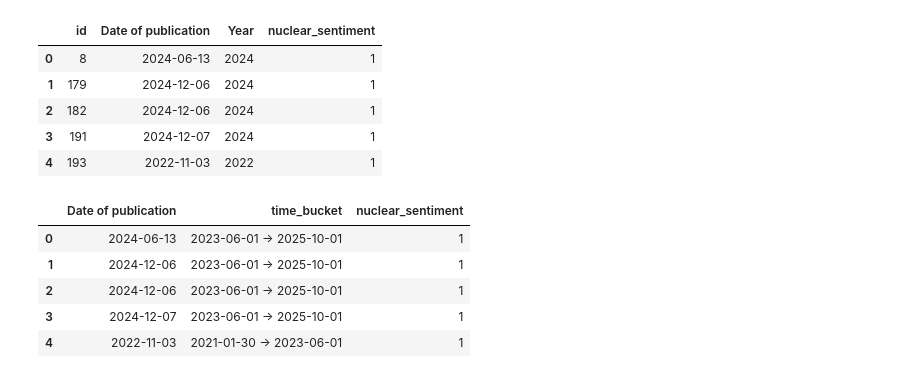
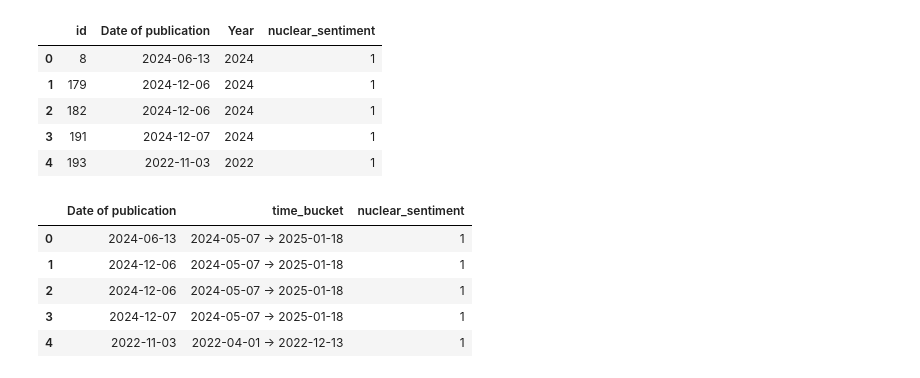
Before and after one commit to NoHaxRelax/videnskabsteori, a Jupyter notebook: assignment-E/data_analysis/sentiment_proportions_over_time.ipynb, the cells around one changed output. Cells and saved outputs as stored; diff of their text form; code cells hidden in the pictures.

```diff
--- a/assignment-E/data_analysis/sentiment_proportions_over_time.ipynb
+++ b/assignment-E/data_analysis/sentiment_proportions_over_time.ipynb
@@ -59,42 +75,51 @@ merged[["id", "Date of publication", "Year", "nuclear_sentiment"]].head()
 | 3 | 191 | 2024-12-07 | 2024 | 1 |
 | 4 | 193 | 2022-11-03 | 2022 | 1 |
 # %%
-# Create equal-width time buckets based on the min/max date
+# Create equal-width time buckets (fixed start date)
 if num_bins < 1:
     raise ValueError("num_bins must be >= 1")
 
-start = merged["Date of publication"].min()
+# Fixed start for comparability across runs
+start = pd.Timestamp("2018-10-01")
 end = merged["Date of publication"].max()
 
 # pd.cut needs bin edges; convert to int64 nanoseconds for stable binning
 x = merged["Date of publication"].view("int64")
 
-edges = np.linspace(x.min(), x.max(), num_bins + 1)
+start_ns = start.value
+end_ns = end.value
+
+# If end is earlier than the fixed start, fall back to min/max in data
+if end_ns <= start_ns:
+    start_ns = int(x.min())
+    end_ns = int(x.max())
+
+edges = np.linspace(start_ns, end_ns, num_bins + 1)
 # Make sure edges are strictly increasing (rare corner case if all dates equal)
 if np.all(edges == edges[0]):
     edges = np.array([edges[0] - 1, edges[0] + 1], dtype=np.int64)
 
 labels = []
 for i in range(len(edges) - 1):
     a = pd.to_datetime(int(edges[i]))
     b = pd.to_datetime(int(edges[i + 1]))
     labels.append(f"{a.date()} → {b.date()}")
 
 merged["time_bucket"] = pd.cut(
     x,
     bins=edges,
     include_lowest=True,
     labels=labels,
 )
 
 merged[["Date of publication", "time_bucket", "nuclear_sentiment"]].head()
 # %% [output]
 |  | Date of publication | time_bucket | nuclear_sentiment |
-| 0 | 2024-06-13 | 2023-06-01 → 2025-10-01 | 1 |
-| 1 | 2024-12-06 | 2023-06-01 → 2025-10-01 | 1 |
-| 2 | 2024-12-06 | 2023-06-01 → 2025-10-01 | 1 |
-| 3 | 2024-12-07 | 2023-06-01 → 2025-10-01 | 1 |
-| 4 | 2022-11-03 | 2021-01-30 → 2023-06-01 | 1 |
+| 0 | 2024-06-13 | 2024-05-07 → 2025-01-18 | 1 |
+| 1 | 2024-12-06 | 2024-05-07 → 2025-01-18 | 1 |
+| 2 | 2024-12-06 | 2024-05-07 → 2025-01-18 | 1 |
+| 3 | 2024-12-07 | 2024-05-07 → 2025-01-18 | 1 |
+| 4 | 2022-11-03 | 2022-04-01 → 2022-12-13 | 1 |
 # %%
 # Proportions of sentiment per bucket
 # Ensure consistent ordering of sentiment classes
```
Also changed, not shown: parts of 4 cells of this notebook, 3 other files.
